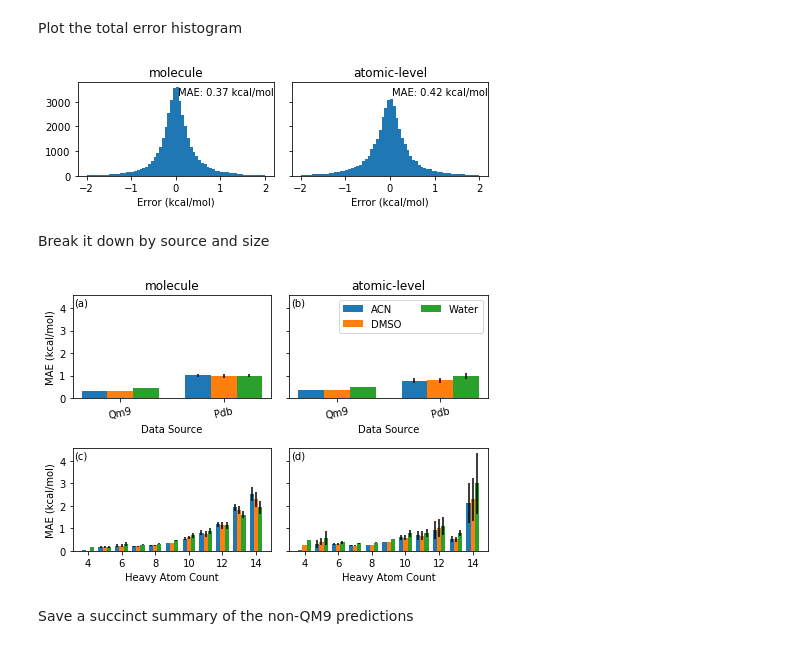
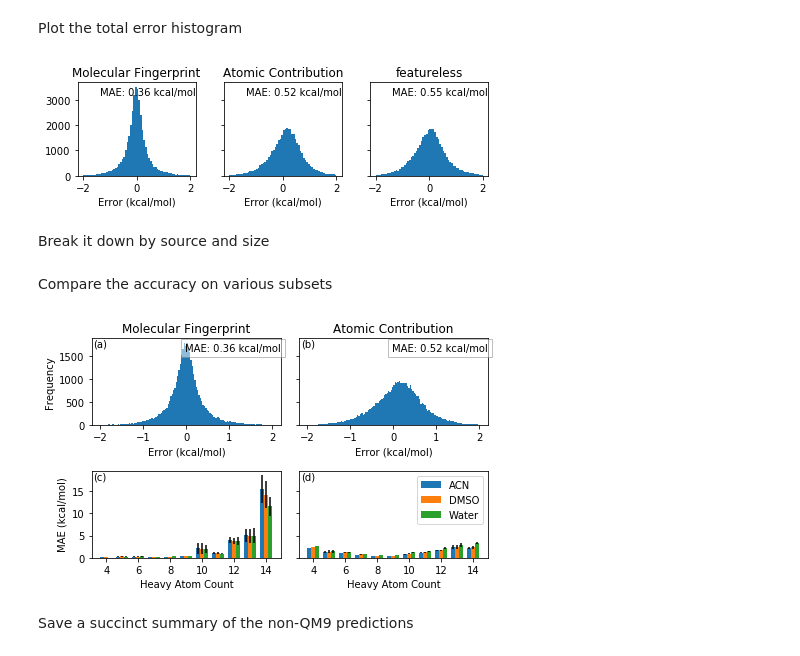
Before and after one commit to globus-labs/solvation-energy-ml, a Jupyter notebook: external-validation/0_run-on-large-molecules.ipynb, the cells around one changed output. Drawn from its saved outputs; the diff is of its cells as text; code cells hidden in the pictures.

Commit message:
Re-ran with GPU-trained models, about to refactor

```diff
--- a/external-validation/0_run-on-large-molecules.ipynb
+++ b/external-validation/0_run-on-large-molecules.ipynb
@@ -47,7 +63,7 @@ Use tf.cast instead.
 ## Load in the Datasets
 They are stored in our `data/output` directory
 # %%
-data = pd.read_json(os.path.join('..', 'data', 'output', f'pdb_data.json'), lines=True)
+data = pd.read_json(os.path.join('..', 'data', 'output', 'pdb_data.json'), lines=True)
 data['source'] = 'pdb'
 # %% [markdown]
 Add in the QM9 holdout set
@@ -85,3 +102,5 @@ conv.atom_tokenizer.train = conv.bond_tokenizer.train = False
+# %%
+conv = convs['Molecular Fingerprint']
 # %%
 def has_unseen_types(smiles: str) -> str:
     """Determine whether a molecule contains atom or bond types that
@@ -142,7 +164,7 @@ conv.dielectric_cnsts = [dielectric_constants[c] for c in sol_cols]
 # %% [markdown]
 Run the model and store the errors
 # %%
-y_preds = dict((name, run_model(model, conv, data['smiles'])) for name, model in models.items())
+y_preds = dict((name, run_model(model, convs[name], data['smiles'])) for name, model in models.items())
 # %%
 output = {}
 for name, y_pred in y_preds.items():
@@ -155,10 +177,10 @@ for name, y_pred in y_preds.items():
 # %% [markdown]
 Plot the total error histogram
 # %%
-fig, axs = plt.subplots(1, 2, figsize=(6.5, 2.25), sharey=True)
+fig, axs = plt.subplots(1, 3, figsize=(6.5, 2.25), sharey=True)
 
 for ax, (name, subset) in zip(axs, output.items()):
-    errors = np.ravel(subset[err_cols])
+    errors = np.ravel(subset.query('source=="QM9"')[err_cols])
     ax.hist(errors, bins=64, range=(-2, 2))
     ax.set_xlabel('Error (kcal/mol)')
     ax.text(1, 0.95, f'MAE:{np.abs(errors).mean() : .2f} kcal/mol',
@@ -167,7 +189,7 @@ for ax, (name, subset) in zip(axs, output.items()):
 
 fig.tight_layout()
 # %% [output]
-[figure, old version]
+[figure, new version]
 # %% [markdown]
 Break it down by source and size
 # %%
@@ -181,51 +203,54 @@ funcs = [mean_abs_error, mean_abs_error_sem, len]
 # %%
 agg_funcs = dict((x, funcs) for x in err_cols)
 agg_funcs.update(dict((x, [mean_abs_deviation, np.median]) for x in sol_cols))
+# %% [markdown]
+Compare the accuracy on various subsets
 # %%
-fig, aaxs = plt.subplots(2, 2, figsize=(6.5, 4.5), sharey=True)
+fig, aaxs = plt.subplots(2, 2, figsize=(6.5, 4.), sharey='row')
+
+# Get only the "molecular" and "atomic-contribution"
+sources = output.copy()
+del sources['featureless']
 
 # Loop over names
-for ni, (axs, (name, subset)) in enumerate(zip(aaxs.T, output.items())):
+for ni, (axs, (name, subset)) in enumerate(zip(aaxs.T, sources.items())):
     # Get the columns to include in the labels
     labels = []
 
     # Plot the dependence on source
-    analysis = subset.groupby('source').agg(agg_funcs)
-    x = np.arange(len(analysis))
-    for i, c in enumerate(err_cols):
-        mad = analysis[c[:-6]]['mean_abs_deviation']
-        solvent = c.split("_")[1]
-        label=solvent.capitalize() if solvent=='water' else solvent.upper()
-        l = axs[0].bar(x - 0.25 + i * 0.25, analysis[c]['mean_abs_error'], yerr=analysis[c]['mean_abs_error_sem'],
-                  width=0.25, align='center')
-        labels.append((l, label))
-    axs[0].set_xticks(x)
-    axs[0].set_xticklabels(analysis.index.str.capitalize(), rotation=12)
-    axs[0].set_xlabel('Data Source')
+    errors = np.ravel(subset.query('source=="QM9"')[err_cols])
+    axs[0].hist(errors, bins=128, range=(-2, 2))
+    axs[0].set_xlabel('Error (kcal/mol)')
+    axs[0].text(1, 0.95, f'MAE:{np.abs(errors).mean() : .2f} kcal/mol',
+            ha='right', va='top', transform=axs[0].transAxes,
+               bbox={'facecolor': 'w', 'edgecolor': 'gray', 'alpha': 0.5})
 
     # Plot the atom count dependence
     analysis = subset.query('n_heavy_atoms > 3').groupby('n_heavy_atoms').agg(agg_funcs)
     x = analysis.index.min() + np.arange(len(analysis))
     for i, c in enumerate(err_cols):
         mad = analysis[c[:-6]]['mean_abs_deviation']
-        axs[1].bar(x - 0.25 + i * 0.25, analysis[c]['mean_abs_error'], yerr=analysis[c]['mean_abs_error_sem'],
-                  width=0.25, align='center')
+        l = axs[1].bar(x - 0.25 + i * 0.25, analysis[c]['mean_abs_error'], yerr=analysis[c]['mean_abs_error_sem'],
+                       width=0.25, align='center')
+        solvent = c.split("_")[1]
+        label = solvent.capitalize() if solvent=='water' else solvent.upper()
+        labels.append((l, label))
     axs[1].set_xlabel('Heavy Atom Count')
 
     axs[0].set_title(name)
 
 for i, ax in enumerate(np.ravel(aaxs)):
     ax.text(0.01, 0.9, f'({chr(97+i)})', transform=ax.transAxes, ha='left')
 
-for ax in aaxs[:, 0]:
-    ax.set_ylabel('MAE (kcal/mol)')
+aaxs[0, 0].set_ylabel('Frequency')
+aaxs[1, 0].set_ylabel('MAE (kcal/mol)')
 
-aaxs[0, 1].legend(*zip(*labels), ncol=2, loc='upper right')
+aaxs[1, 1].legend(*zip(*labels), ncol=1, loc='upper right')
 
 fig.tight_layout()
 fig.savefig(os.path.join('figures', 'holdout-set-tests.png'), dpi=320)
 fig.savefig(os.path.join('figures', 'holdout-set-tests.eps'))
 # %% [output]
-[figure, old version]
+[figure, new version]
 # %% [markdown]
 Save a succinct summary of the non-QM9 predictions
```
Also changed, not shown: parts of 25 cells of this notebook, 9 other files.
